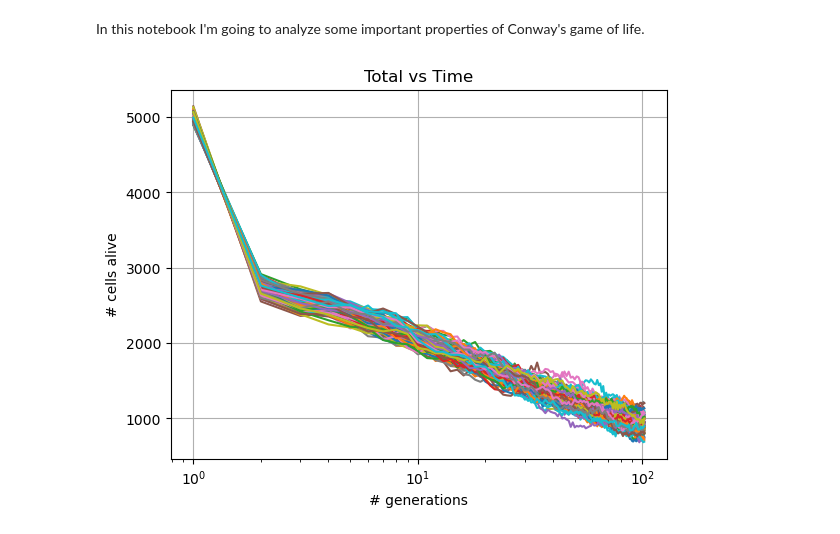
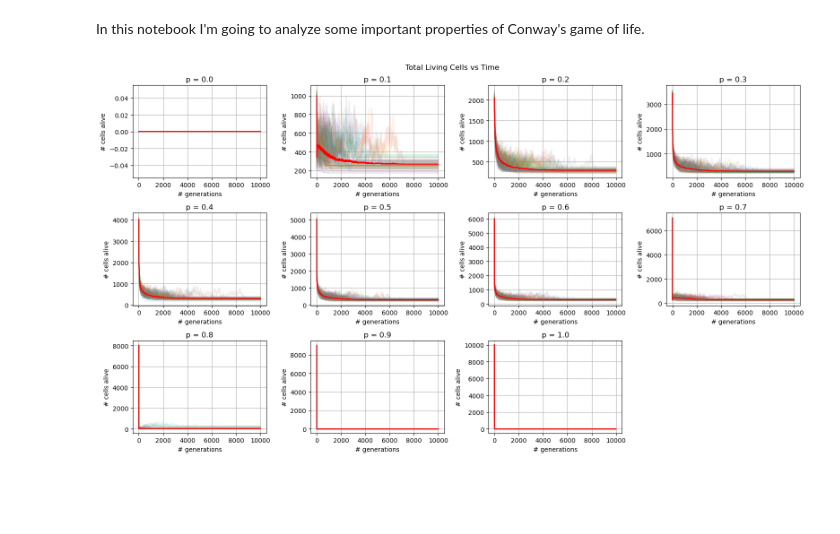
Before and after one commit to sergio-egm/Conway-s-Game-of-Life, a Jupyter notebook: stat/statistics.ipynb, the cells around one changed output. Cells and saved outputs as stored; diff of their text form; code cells hidden in the pictures; blank space fills up the shorter version.

```diff
--- a/stat/statistics.ipynb
+++ b/stat/statistics.ipynb
@@ -6,23 +6,56 @@ import matplotlib.pyplot as plt
 # %% [markdown]
 In this notebook I'm going to analyze some important properties of Conway's game of life.
 # %%
-samples = np.loadtxt("data/totalVStime.dat")
+samples = np.loadtxt("data/p05/totalVStime.dat")
+
+datas = [np.loadtxt(f"data/p0{i}/totalVStime.dat") for i in range(10)]
+datas.append(np.loadtxt(f"data/p10/totalVStime.dat"))
 
 gens = len(samples[0])
-# %%
-for i in range(gens):
-    plt.plot(range(1,len(samples)+1) , samples[:,i])
-
-plt.xlabel("# generations")
-plt.ylabel("# cells alive")
-
-plt.grid()
-
-plt.title("Total vs Time")
-
-
-plt.xscale('log')
-
-plt.show()
-# %% [output]
-[figure, removed]
+# %%
+y = []
+erry = []
+
+avs = []
+rms = []
+
+plt.figure(figsize=(16,9))
+plt.suptitle("Total Living Cells vs Time")
+
+canvas = 1
+for data in datas:
+    aver  = np.zeros(len(data))
+    aver2 = np.zeros(len(data))
+
+    plt.subplot(3,4,canvas)
+
+    for i in range(gens):
+        aver  = (i*aver + data[:,i])/(i+1)
+        aver2 = (i*aver2 + data[:,i]**2)/(i+1)
+        plt.plot(range(0,len(data)) , data[:,i] , alpha = 0.1)
+
+    std = np.sqrt((aver2-aver**2)/len(data[0][1:]))
+
+    plt.errorbar(range(len(aver)) , aver , yerr = std , color = 'red')
+
+    plt.xlabel("# generations")
+    plt.ylabel("# cells alive")
+
+    plt.grid()
+
+    if canvas <= 10:
+        plt.title(f"p = 0.{canvas-1}")
+    else:
+        plt.title("p = 1.0")
+
+    y.append(aver[-1]/10000)
+    erry.append(std[-1]/10000)
+    avs.append(aver/10000)
+    rms.append(std/10000)
+    canvas += 1
+
+plt.tight_layout()
+
+plt.show()
+# %% [output]
+[figure, added]
```
Also changed, not shown: parts of 7 cells of this notebook, 6 other files.
